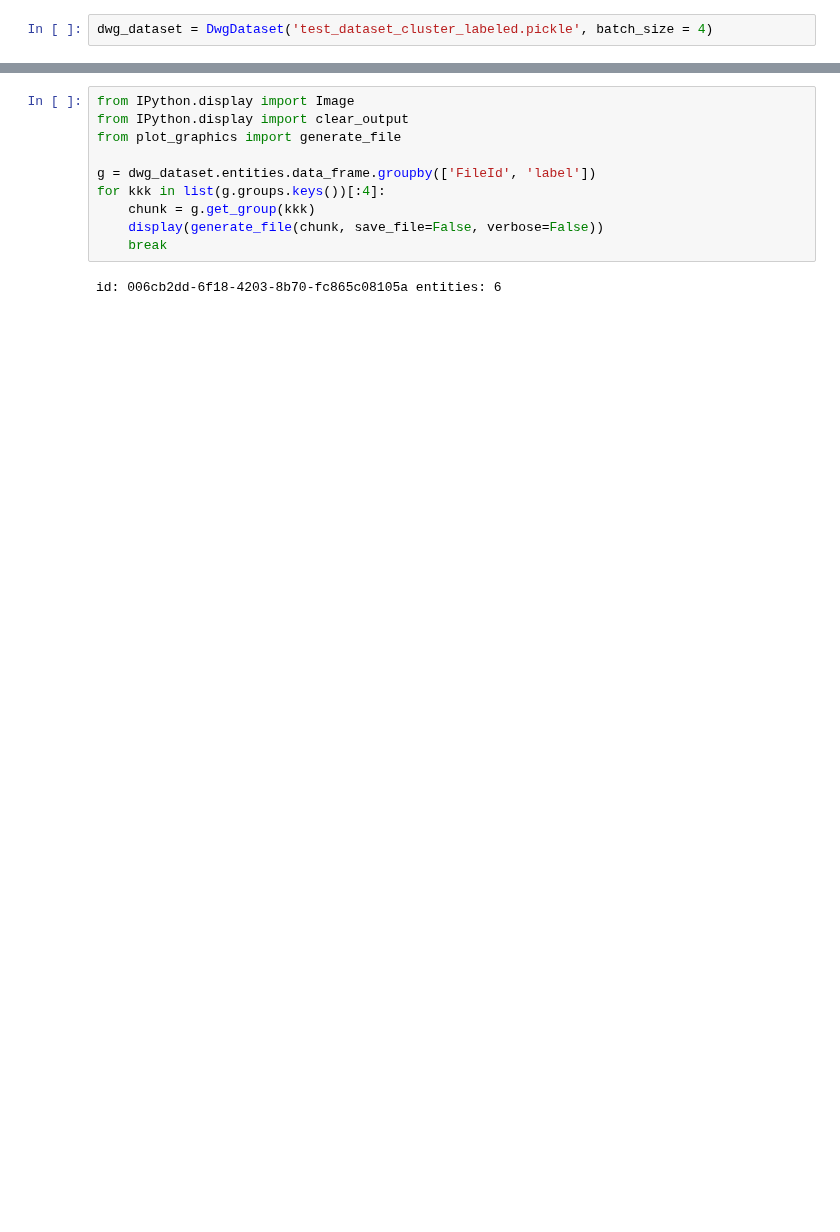
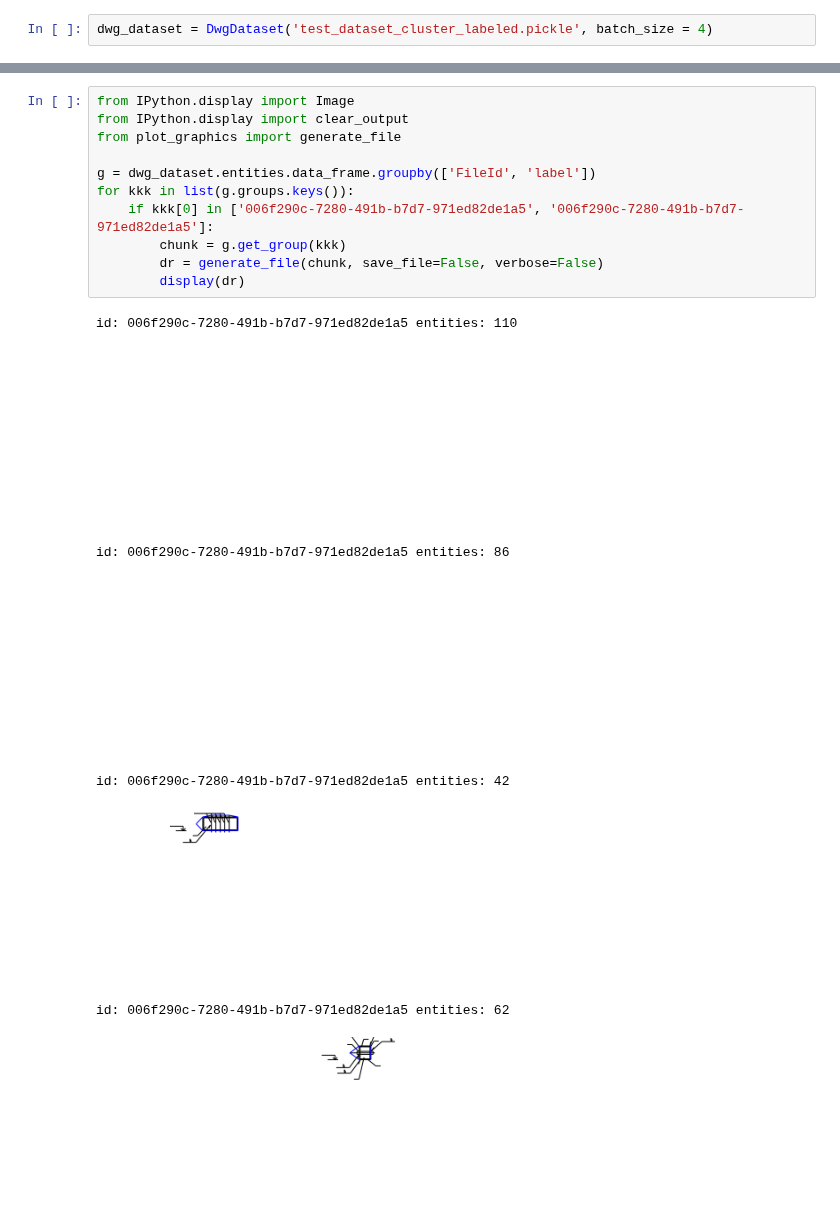
Before and after one commit to mihanick/dwg-crawl, a Jupyter notebook: JupyterNotebooks/6. ClusterDataset.ipynb, the cells around one changed output, grey strips where cells are left out. Drawn from its saved outputs; the diff is of its cells as text; blank space fills up the shorter version.

```diff
--- a/JupyterNotebooks/6. ClusterDataset.ipynb
+++ b/JupyterNotebooks/6. ClusterDataset.ipynb
@@ -259,15 +279,22 @@ dwg_dataset = DwgDataset('test_dataset_cluster_labeled.pickle', batch_size = 4)
 # %%
 from IPython.display import Image
 from IPython.display import clear_output
 from plot_graphics import generate_file
 
 g = dwg_dataset.entities.data_frame.groupby(['FileId', 'label'])
-for kkk in list(g.groups.keys())[:4]:
-    chunk = g.get_group(kkk)
-    display(generate_file(chunk, save_file=False, verbose=False))
-    break
+for kkk in list(g.groups.keys()):
+    if kkk[0] in ['006f290c-7280-491b-b7d7-971ed82de1a5', '006f290c-7280-491b-b7d7-971ed82de1a5']:
+        chunk = g.get_group(kkk)
+        dr = generate_file(chunk, save_file=False, verbose=False)
+        display(dr)
 # %% [output]
-id: 006cb2dd-6f18-4203-8b70-fc865c08105a entities: 6
+id: 006f290c-7280-491b-b7d7-971ed82de1a5 entities: 110
 [figure]
+id: 006f290c-7280-491b-b7d7-971ed82de1a5 entities: 86
+[figure, added]
+id: 006f290c-7280-491b-b7d7-971ed82de1a5 entities: 42
+[figure, added]
+id: 006f290c-7280-491b-b7d7-971ed82de1a5 entities: 62
+[figure, added]
 # %%
 from plot_graphics import draw_sample
```
Also changed, not shown: parts of 15 cells of this notebook, 4 other files.
